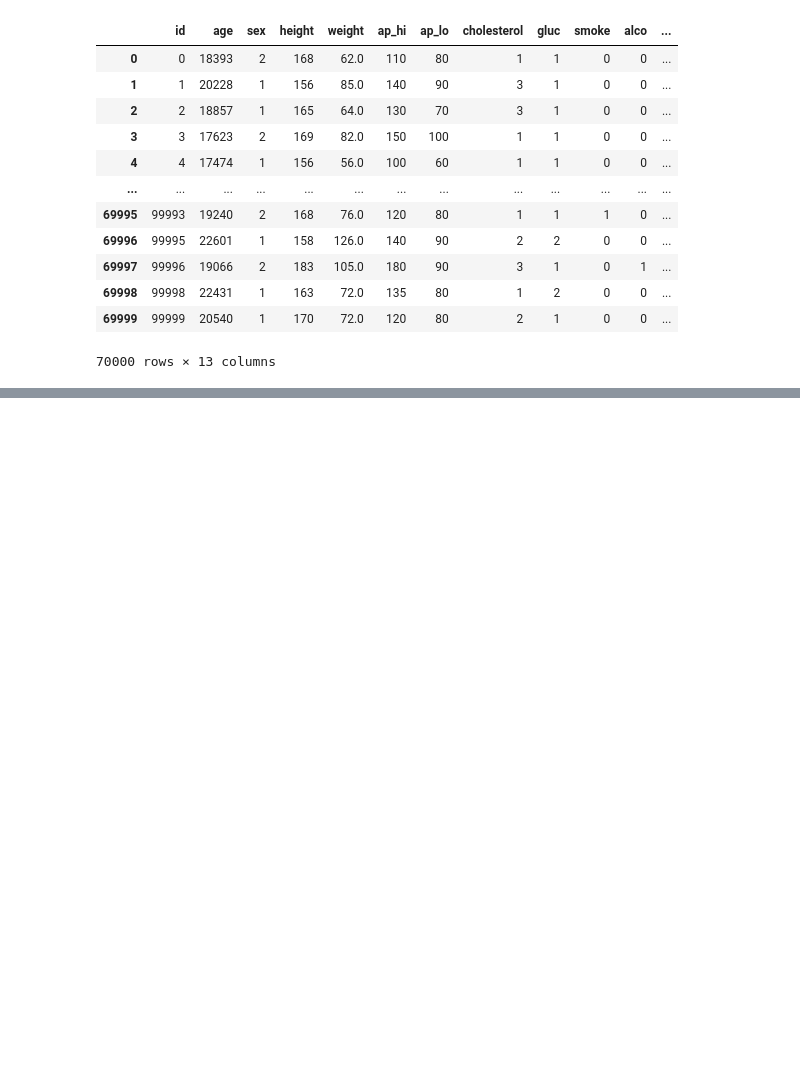
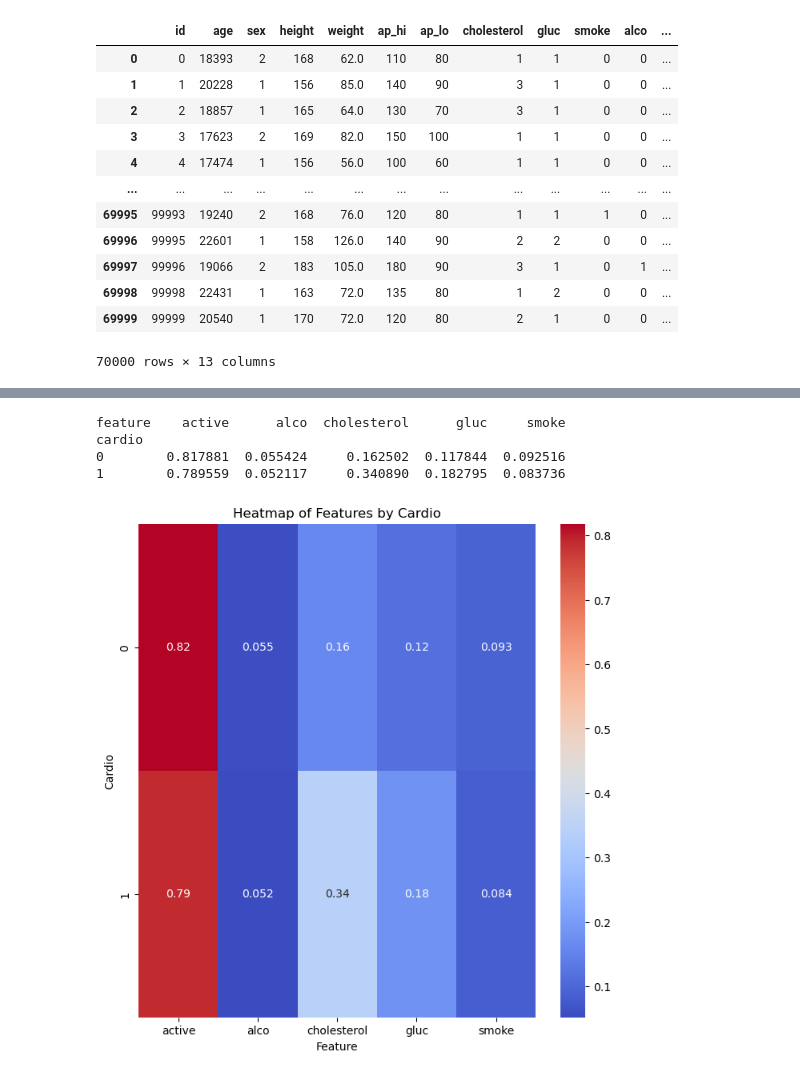
Before and after one commit to AlisonCG1/Freecodecamp_certificate, a Jupyter notebook: Certificate_Freecodecamp.ipynb, the cells around one changed output, grey strips where cells are left out. Cells and saved outputs as stored; diff of their text form; code cells hidden in the pictures; blank space fills up the shorter version.

```diff
--- a/Certificate_Freecodecamp.ipynb
+++ b/Certificate_Freecodecamp.ipynb
@@ -276,0 +305,26 @@ Convert the data into long format and create a chart that shows the value counts
+# %%
+# Using melt to reshape
+# Pivot the DataFrame
+pivot_df = df_long.pivot_table(index='cardio', columns='feature', values='value', aggfunc='mean')
+
+# Display the pivoted DataFrame
+print(pivot_df)
+# %% [output]
+feature    active      alco  cholesterol      gluc     smoke
+cardio
+0        0.817881  0.055424     0.162502  0.117844  0.092516
+1        0.789559  0.052117     0.340890  0.182795  0.083736
+# %%
+# Create the heatmap
+plt.figure(figsize=(8, 8))
+sns.heatmap(pivot_df, annot=True, cmap='coolwarm')
+
+# Add titles and labels
+plt.title('Heatmap of Features by Cardio')
+plt.xlabel('Feature')
+plt.ylabel('Cardio')
+
+# Display the heatmap
+plt.show()
+# %% [output]
+[figure, added]
```
Also changed, not shown: parts of 15 cells of this notebook, 1 other file.
